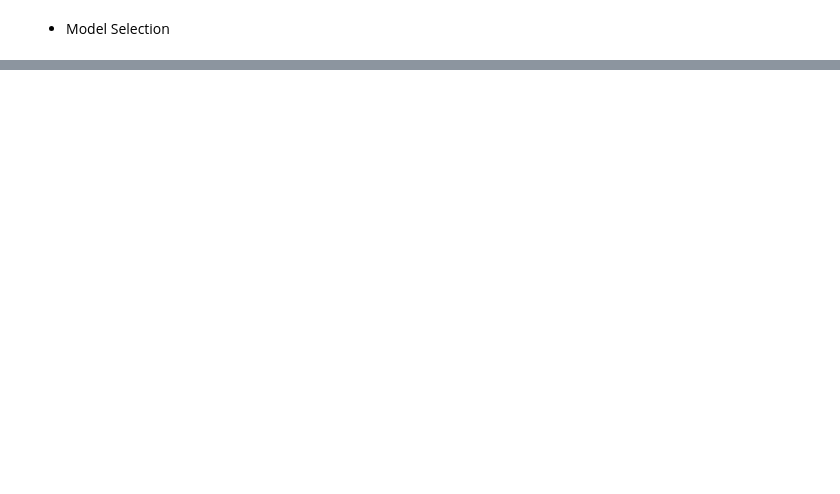
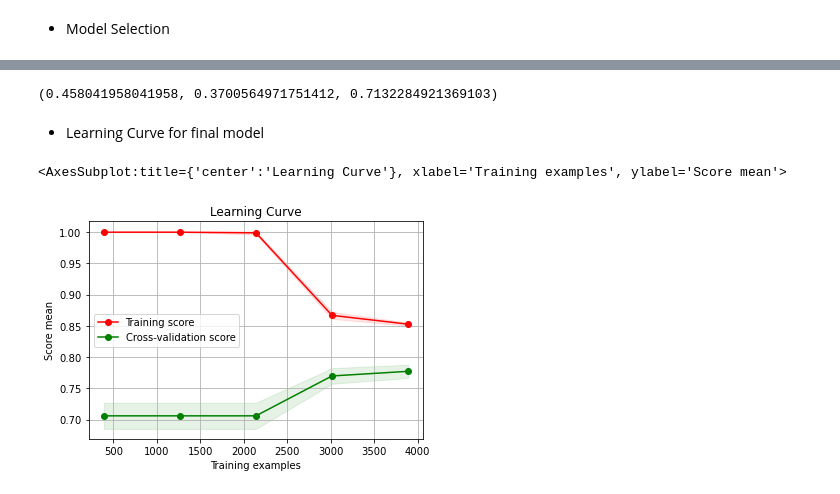
Before and after one commit to smy999/KINT, a Jupyter notebook: src/preprocessor/Model_Selection.ipynb, the cells around one changed output, grey strips where cells are left out. Drawn from its saved outputs; the diff is of its cells as text; code cells hidden in the pictures; blank space fills up the shorter version.

Commit message:
Model_Selection : Update Parameter Tuning and Learning Curve about XGBoosting, RandomForest
Signed-off-by: Kimyungi <gozj3319@naver.com>

```diff
--- a/src/preprocessor/Model_Selection.ipynb
+++ b/src/preprocessor/Model_Selection.ipynb
@@ -74,0 +369,3 @@ GridSearchCV(estimator=Pipeline(steps=[('pre', StandardScaler()),
+# %%
+df1 = pd.read_excel('들,2,3_0.xlsx')
+df2 = pd.read_excel('들_1,2,3_0.xlsx')
@@ -78,0 +533,27 @@ from sklearn.feature_selection import RFE
+# %%
+from sklearn.metrics import f1_score, recall_score, accuracy_score, confusion_matrix
+f1_score(y2_test,y2_pred), recall_score(y2_test, y2_pred), accuracy_score(y2_test, y2_pred)
+# %% [output]
+(0.458041958041958, 0.3700564971751412, 0.7132284921369103)
+# %% [markdown]
+- Learning Curve for final model
+# %%
+from sklearn.model_selection import learning_curve
+import sklearn_evaluation
+from sklearn.model_selection import KFold
+kfold = KFold(n_splits=10, shuffle=True, random_state=0)
+train_size, train_score, test_score = learning_curve(RFE(RandomForestClassifier(bootstrap=True, ccp_alpha=0.0,
+                                        class_weight=None, criterion='gini',
+                                        max_depth=9, max_features='auto',
+                                        max_leaf_nodes=None, max_samples=None,
+                                        min_impurity_decrease=0.0,
+                                        min_impurity_split=None,
+                                        min_samples_leaf=2, min_samples_split=3,
+                                        min_weight_fraction_leaf=0.0,
+                                        n_estimators=200, n_jobs=None,
+                                        oob_score=False, random_state=0,
+                                        verbose=0, warm_start=False)), df1.iloc[:,3:], df1.iloc[:,2], cv = kfold)
+sklearn_evaluation.plot.learning_curve(train_score, test_score, train_size)
+# %% [output]
+<AxesSubplot:title={'center':'Learning Curve'}, xlabel='Training examples', ylabel='Score mean'>
+[figure, added]
```
Also changed, not shown: parts of 67 cells of this notebook.
